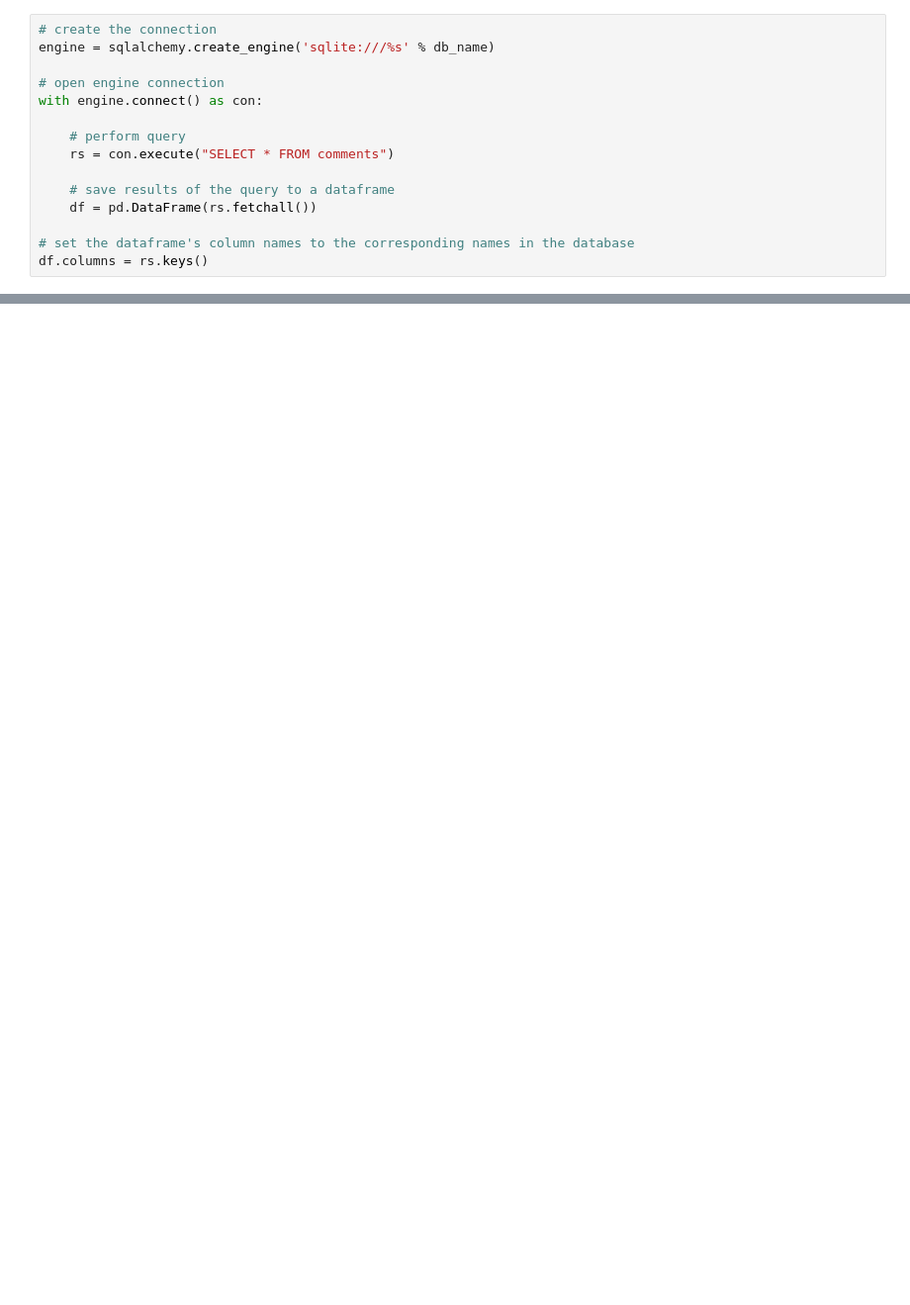
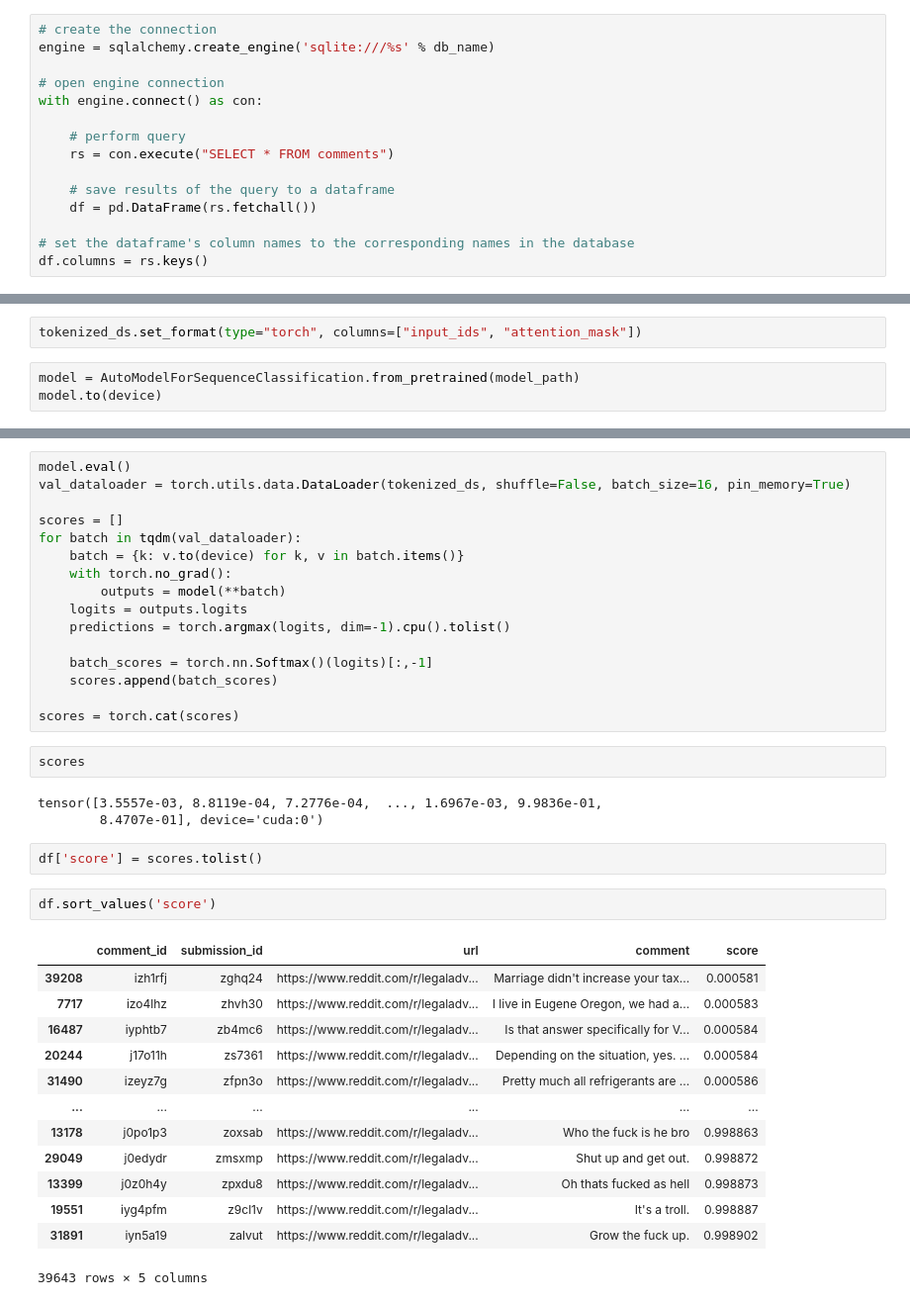
Before and after one commit to johntzwei/content_prevalence, a Jupyter notebook: reddit/score_database.ipynb, the cells around one changed output, grey strips where cells are left out. Shown: that part at 99% size. Drawn from its saved outputs; the diff is of its cells as text; blank space fills up the shorter version.

```diff
--- a/reddit/score_database.ipynb
+++ b/reddit/score_database.ipynb
@@ -44,0 +43,5 @@ AttributeError: 'DataFrame' object has no attribute 'text'
+# %%
+tokenized_ds.set_format(type="torch", columns=["input_ids", "attention_mask"])
+# %%
+model = AutoModelForSequenceClassification.from_pretrained(model_path)
+model.to(device)
@@ -44,0 +66,39 @@ AttributeError: 'DataFrame' object has no attribute 'text'
+# %%
+model.eval()
+val_dataloader = torch.utils.data.DataLoader(tokenized_ds, shuffle=False, batch_size=16, pin_memory=True)
+
+scores = []
+for batch in tqdm(val_dataloader):
+    batch = {k: v.to(device) for k, v in batch.items()}
+    with torch.no_grad():
+        outputs = model(**batch)
+    logits = outputs.logits
+    predictions = torch.argmax(logits, dim=-1).cpu().tolist()
+
+    batch_scores = torch.nn.Softmax()(logits)[:,-1]
+    scores.append(batch_scores)
+
+scores = torch.cat(scores)
+# %%
+scores
+# %% [output]
+tensor([3.5557e-03, 8.8119e-04, 7.2776e-04,  ..., 1.6967e-03, 9.9836e-01,
+        8.4707e-01], device='cuda:0')
+# %%
+df['score'] = scores.tolist()
+# %%
+df.sort_values('score')
+# %% [output]
+|  | comment_id | submission_id | url | comment | score |
+| 39208 | izh1rfj | zghq24 | https://www.reddit.com/r/legaladv... | Marriage didn't increase your tax... | 0.000581 |
+| 7717 | izo4lhz | zhvh30 | https://www.reddit.com/r/legaladv... | I live in Eugene Oregon, we had a... | 0.000583 |
+| 16487 | iyphtb7 | zb4mc6 | https://www.reddit.com/r/legaladv... | Is that answer specifically for V... | 0.000584 |
+| 20244 | j17o11h | zs7361 | https://www.reddit.com/r/legaladv... | Depending on the situation, yes. ... | 0.000584 |
+| 31490 | izeyz7g | zfpn3o | https://www.reddit.com/r/legaladv... | Pretty much all refrigerants are ... | 0.000586 |
+| ... | ... | ... | ... | ... | ... |
+| 13178 | j0po1p3 | zoxsab | https://www.reddit.com/r/legaladv... | Who the fuck is he bro | 0.998863 |
+| 29049 | j0edydr | zmsxmp | https://www.reddit.com/r/legaladv... | Shut up and get out. | 0.998872 |
+| 13399 | j0z0h4y | zpxdu8 | https://www.reddit.com/r/legaladv... | Oh thats fucked as hell | 0.998873 |
+| 19551 | iyg4pfm | z9cl1v | https://www.reddit.com/r/legaladv... | It's a troll. | 0.998887 |
+| 31891 | iyn5a19 | zalvut | https://www.reddit.com/r/legaladv... | Grow the fuck up. | 0.998902 |
+39643 rows × 5 columns
```
Also changed, not shown: parts of 10 cells of this notebook, 11 other files.
